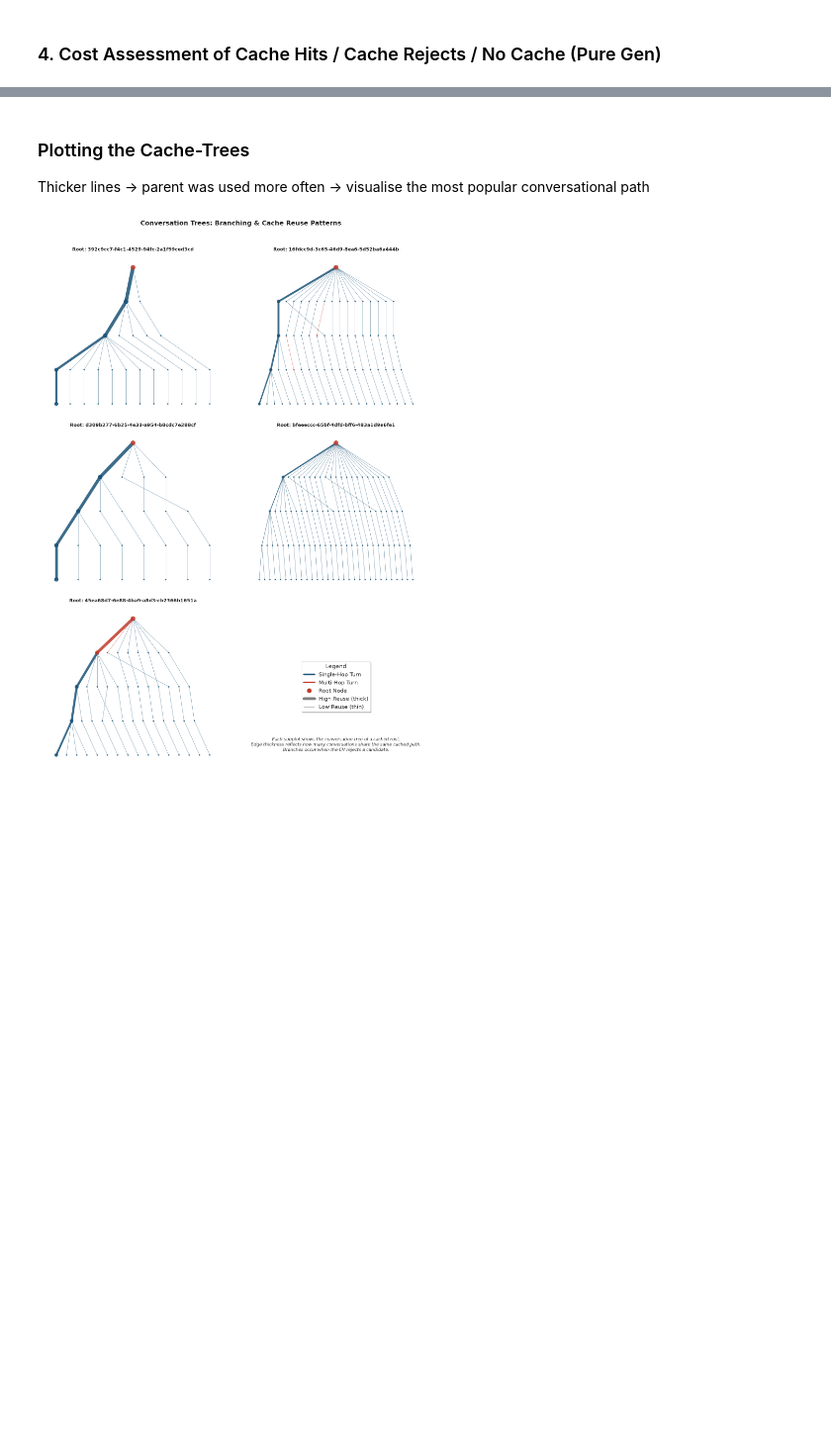
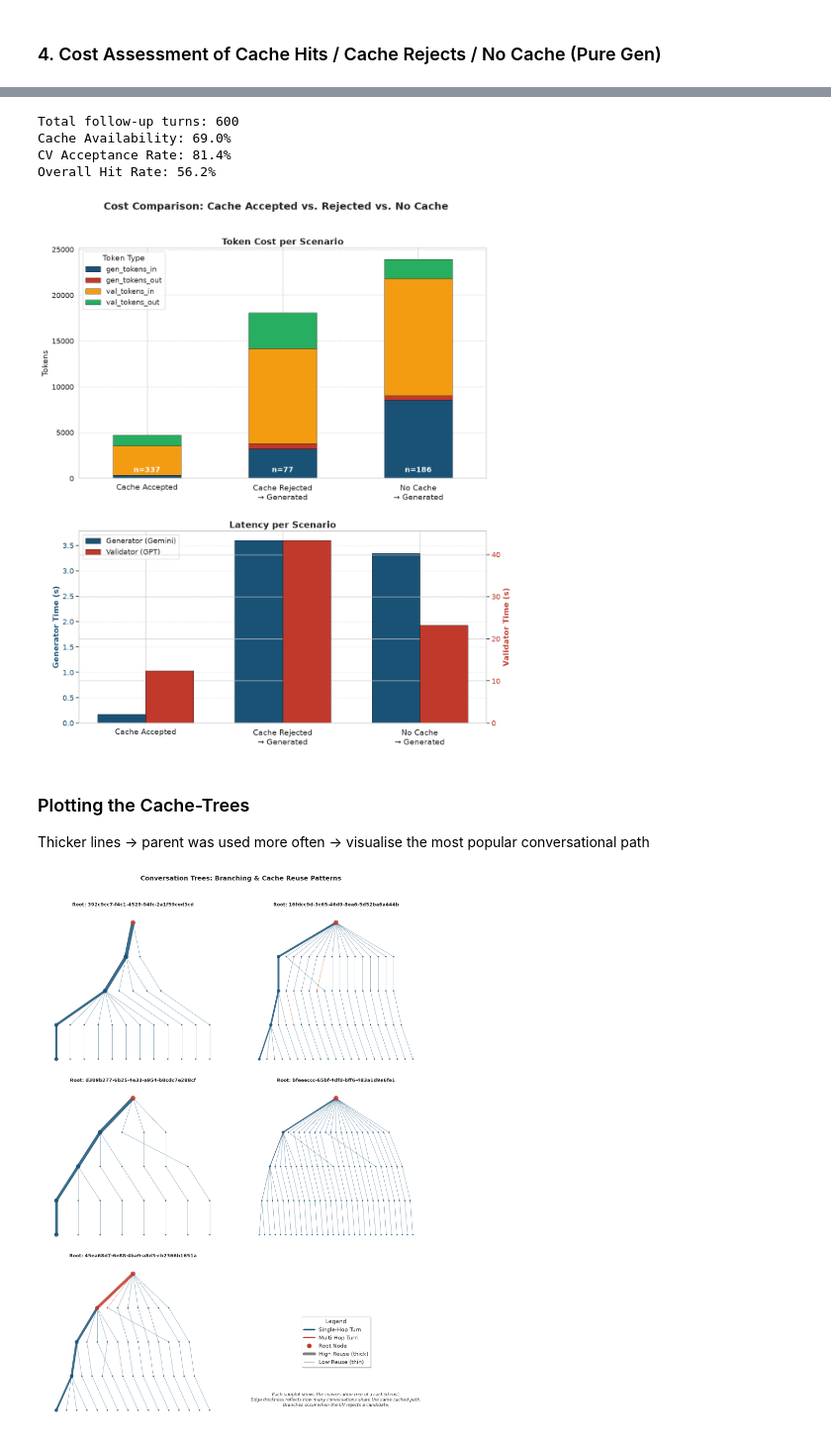
Before and after one commit to Daniel-Innsbruck/masterarbeit, a Jupyter notebook: phase_1_validation/caching_efficiency/cache_efficiency_analysis.ipynb, the cells around one changed output, grey strips where cells are left out. Shown at 99% size. Saved outputs shown, nothing was run; the diff lists cells and outputs as text; code cells hidden in the pictures; blank space fills up the shorter version.

```diff
--- a/phase_1_validation/caching_efficiency/cache_efficiency_analysis.ipynb
+++ b/phase_1_validation/caching_efficiency/cache_efficiency_analysis.ipynb
@@ -402,3 +459,77 @@ N: {'Cache Accepted': 337, 'Cache Rejected\n→ Generated': 77, 'No Cache\n→ G
+# %%
+total_turns = sum(counts.values())
+cache_avail = counts.get('Cache Accepted', 0) + counts.get('Cache Rejected\n→ Generated', 0)
+print(f"Total follow-up turns: {total_turns}")
+print(f"Cache Availability: {cache_avail / total_turns * 100:.1f}%")
+print(f"CV Acceptance Rate: {counts.get('Cache Accepted', 0) / cache_avail * 100:.1f}%")
+print(f"Overall Hit Rate: {counts.get('Cache Accepted', 0) / total_turns * 100:.1f}%")
+# %% [output]
+Total follow-up turns: 600
+Cache Availability: 69.0%
+CV Acceptance Rate: 81.4%
+Overall Hit Rate: 56.2%
+# %%
+# plot horizontal fürs MA-PDF
+
+fig, (ax_tokens, ax_time) = plt.subplots(2, 1, figsize=(12, 14),
+                                         gridspec_kw={'height_ratios': [1.2, 1]})
+
+summary.loc[token_cols].T.plot(kind='bar', stacked=True, ax=ax_tokens,
+    color=BAR_COLORS, edgecolor='black', linewidth=0.5)
+ax_tokens.set_title('Token Cost per Scenario', fontweight='bold', fontsize=16)
+ax_tokens.set_ylabel('Tokens', fontsize=14)
+
+ax_tokens.tick_params(axis='both', which='major', labelsize=13)
+
+ax_tokens.set_xticklabels(ax_tokens.get_xticklabels(), rotation=0, ha='center', fontsize=14)
+
+ax_tokens.legend(title='Token Type', loc='upper left', fontsize=13, title_fontsize=14)
+ax_tokens.grid(axis='y', linestyle='--', alpha=0.7)
+
+for i, (name, count) in enumerate(counts.items()):
+    # NEU: n-Zahlen im Plot vergrößern
+    ax_tokens.text(i, 500, f'n={count}', ha='center', va='bottom',
+                   fontsize=13, fontweight='bold', color='white')
+
+scenario_names = list(scenarios.keys())
+x = np.arange(len(scenario_names))
+width = 0.35
+
+gen_vals = [summary.loc['generator_time_sec', s] for s in scenario_names]
+val_vals = [summary.loc['validator_time_sec', s] for s in scenario_names]
+
+bars1 = ax_time.bar(x - width/2, gen_vals, width, color=C_PRIMARY, edgecolor='black',
+    linewidth=0.5, label='Generator (Gemini)')
+ax_time.set_ylabel('Generator Time (s)', color=C_PRIMARY, fontweight='bold', fontsize=14)
+
+ax_time.tick_params(axis='y', labelcolor=C_PRIMARY, labelsize=13)
+
+ax_time2 = ax_time.twinx()
+bars2 = ax_time2.bar(x + width/2, val_vals, width, color=C_SECONDARY, edgecolor='black',
+    linewidth=0.5, label='Validator (GPT)')
+ax_time2.set_ylabel('Validator Time (s)', color=C_SECONDARY, fontweight='bold', fontsize=14)
+
+ax_time2.tick_params(axis='y', labelcolor=C_SECONDARY, labelsize=13)
+
+ax_time.set_title('Latency per Scenario', fontweight='bold', fontsize=16)
+ax_time.set_xticks(x)
+ax_time.set_xticklabels(scenario_names, rotation=0, ha='center', fontsize=14)
+ax_time.grid(axis='y', linestyle='--', alpha=0.4)
+
+lines1, labels1 = ax_time.get_legend_handles_labels()
+lines2, labels2 = ax_time2.get_legend_handles_labels()
+
+ax_time.legend(lines1 + lines2, labels1 + labels2, loc='upper left', fontsize=13)
+
+plt.suptitle('Cost Comparison: Cache Accepted vs. Rejected vs. No Cache',
+    fontweight='bold', fontsize=18)
+
+plt.tight_layout(rect=[0, 0, 1, 0.96])
+plt.subplots_adjust(hspace=0.25)
+plt.savefig('cost_comparison.pdf')
+plt.show()
+# %% [output]
+[figure, added]
 # %% [markdown]
 ### Plotting the Cache-Trees
 
```
Also changed, not shown: parts of 6 cells of this notebook, 1 other file.
